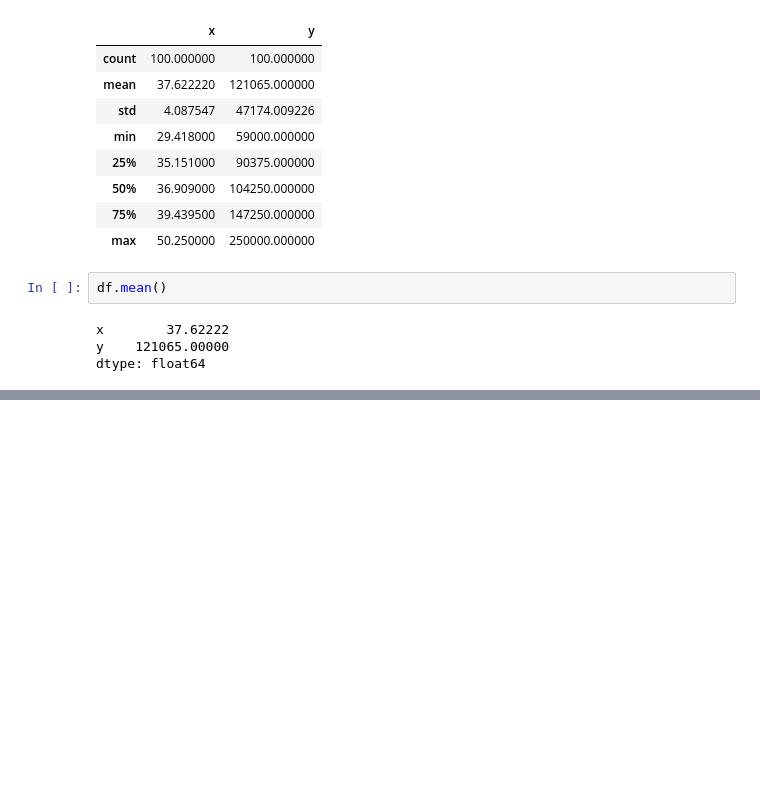
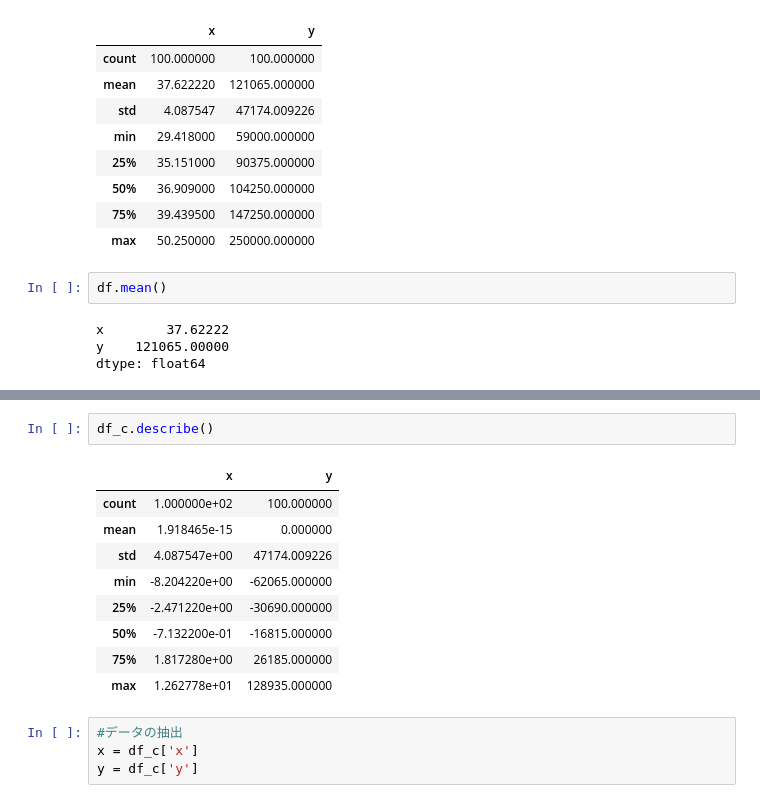
Before and after one commit to yusukehayakawa/Python_practice, a Jupyter notebook: Python速習.ipynb, the cells around one changed output, grey strips where cells are left out. Saved outputs shown, nothing was run; the diff lists cells and outputs as text; blank space fills up the shorter version.

```diff
--- a/Python速習.ipynb
+++ b/Python速習.ipynb
@@ -376,0 +388,16 @@ dtype: float64
+# %%
+df_c.describe()
+# %% [output]
+|  | x | y |
+| count | 1.000000e+02 | 100.000000 |
+| mean | 1.918465e-15 | 0.000000 |
+| std | 4.087547e+00 | 47174.009226 |
+| min | -8.204220e+00 | -62065.000000 |
+| 25% | -2.471220e+00 | -30690.000000 |
+| 50% | -7.132200e-01 | -16815.000000 |
+| 75% | 1.817280e+00 | 26185.000000 |
+| max | 1.262778e+01 | 128935.000000 |
+# %%
+#データの抽出
+x = df_c['x']
+y = df_c['y']
```
Also changed, not shown: parts of 23 cells of this notebook.
